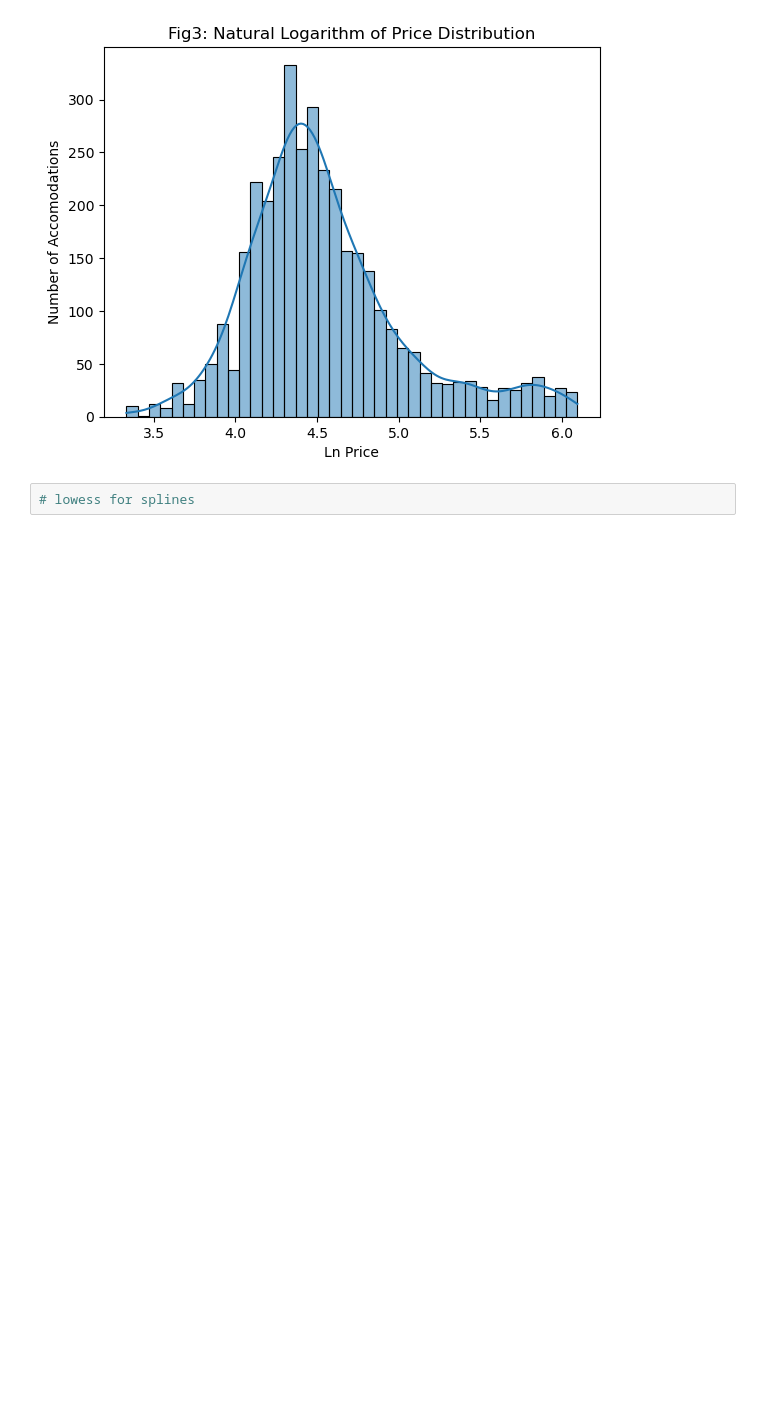
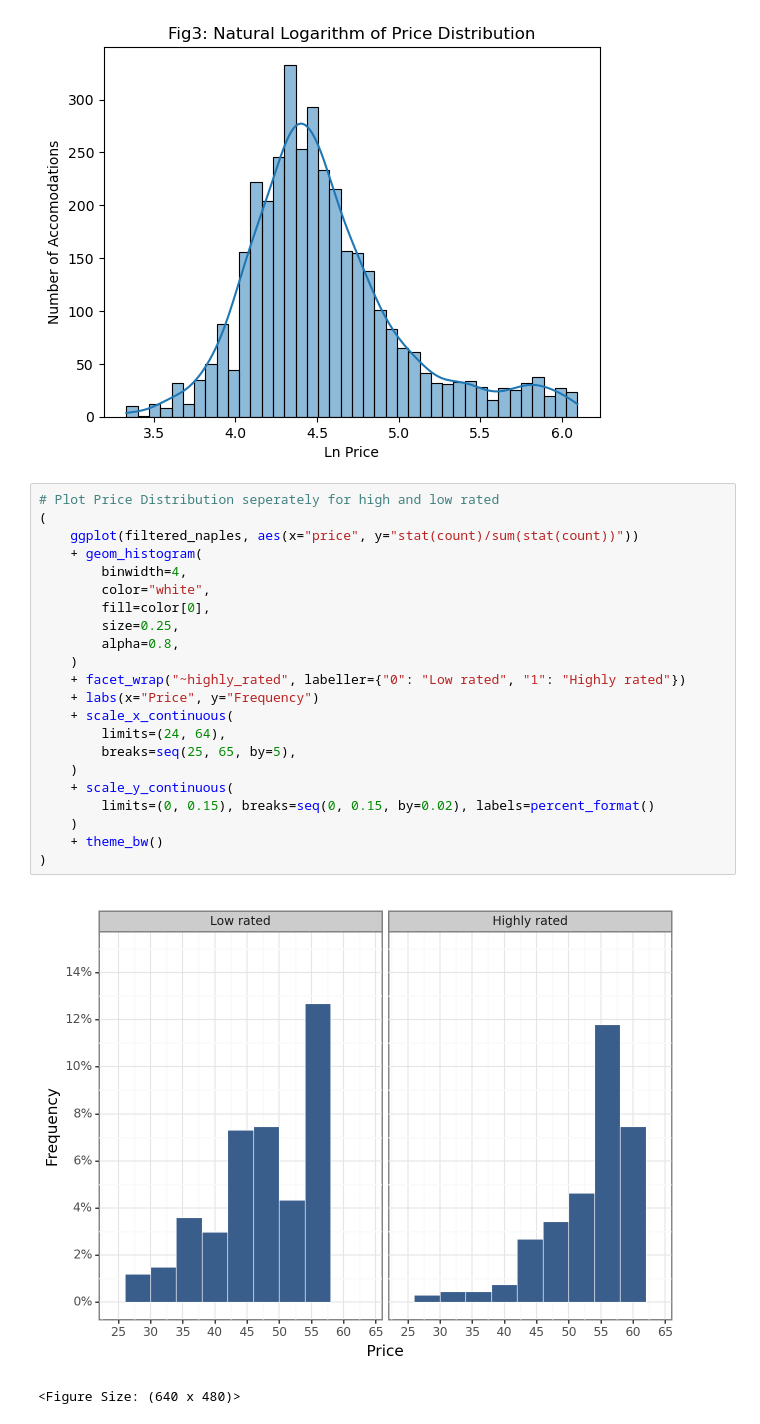
Before and after one commit to mateschieszler/DA2_2023, a Jupyter notebook: work-files/assignment2/Assignment-2_code_work.ipynb, the cells around one changed output. Drawn from its saved outputs; the diff is of its cells as text; blank space fills up the shorter version.

Commit message:
finished EDA and Plotting Distributions

```diff
--- a/work-files/assignment2/Assignment-2_code_work.ipynb
+++ b/work-files/assignment2/Assignment-2_code_work.ipynb
@@ -104,5 +162,28 @@ fig3
 # %% [output]
 <Axes: title={'center': 'Fig3: Natural Logarithm of Price Distribution'}, xlabel='Ln Price', ylabel='Number of Accomodations'>
 [figure]
-# %%
-# lowess for splines
+# %%
+# Plot Price Distribution seperately for high and low rated
+(
+    ggplot(filtered_naples, aes(x="price", y="stat(count)/sum(stat(count))"))
+    + geom_histogram(
+        binwidth=4,
+        color="white",
+        fill=color[0],
+        size=0.25,
+        alpha=0.8,
+    )
+    + facet_wrap("~highly_rated", labeller={"0": "Low rated", "1": "Highly rated"})
+    + labs(x="Price", y="Frequency")
+    + scale_x_continuous(
+        limits=(24, 64),
+        breaks=seq(25, 65, by=5),
+    )
+    + scale_y_continuous(
+        limits=(0, 0.15), breaks=seq(0, 0.15, by=0.02), labels=percent_format()
+    )
+    + theme_bw()
+)
+# %% [output]
+[figure, added]
+<Figure Size: (640 x 480)>
```
Also changed, not shown: parts of 26 cells of this notebook, 1 other file.
